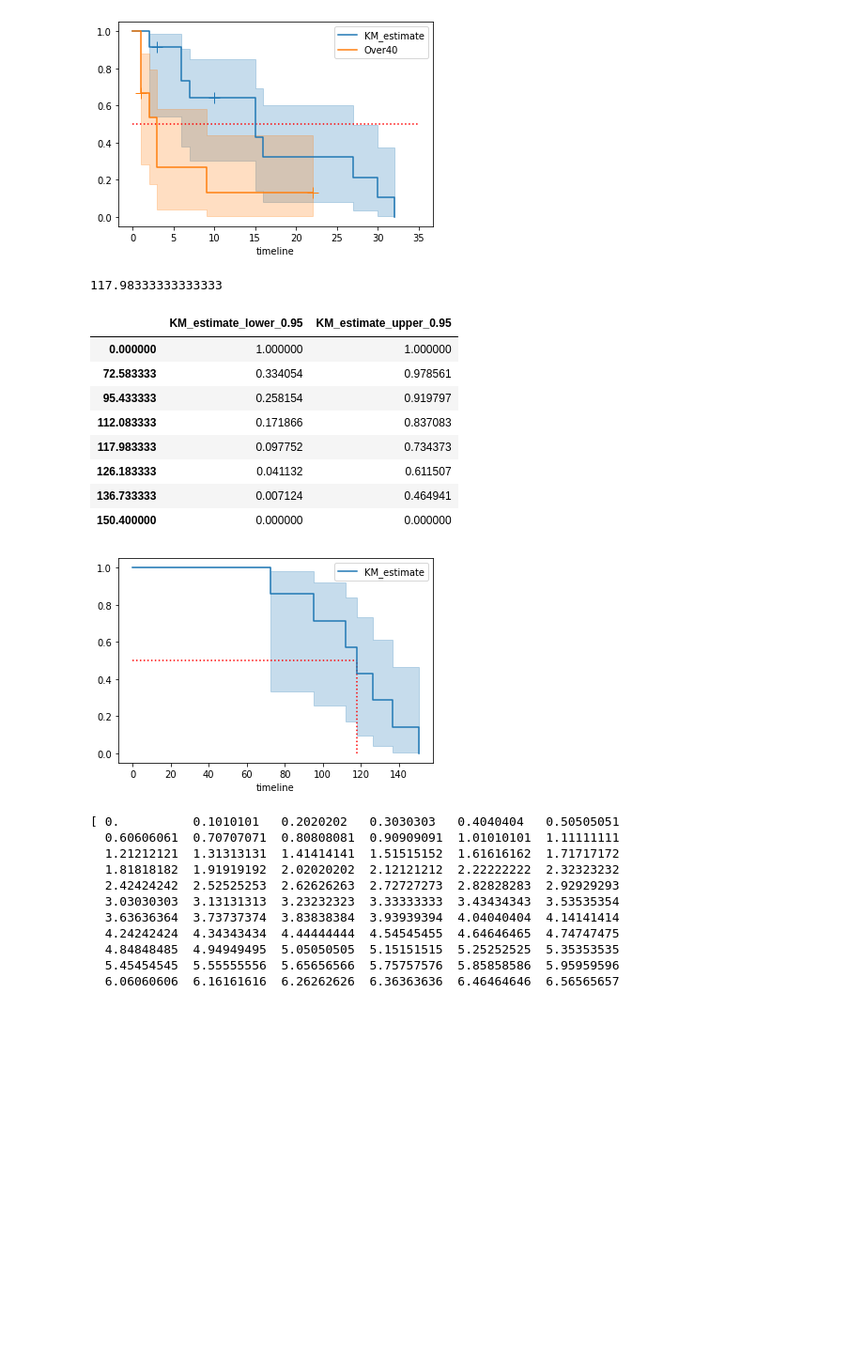
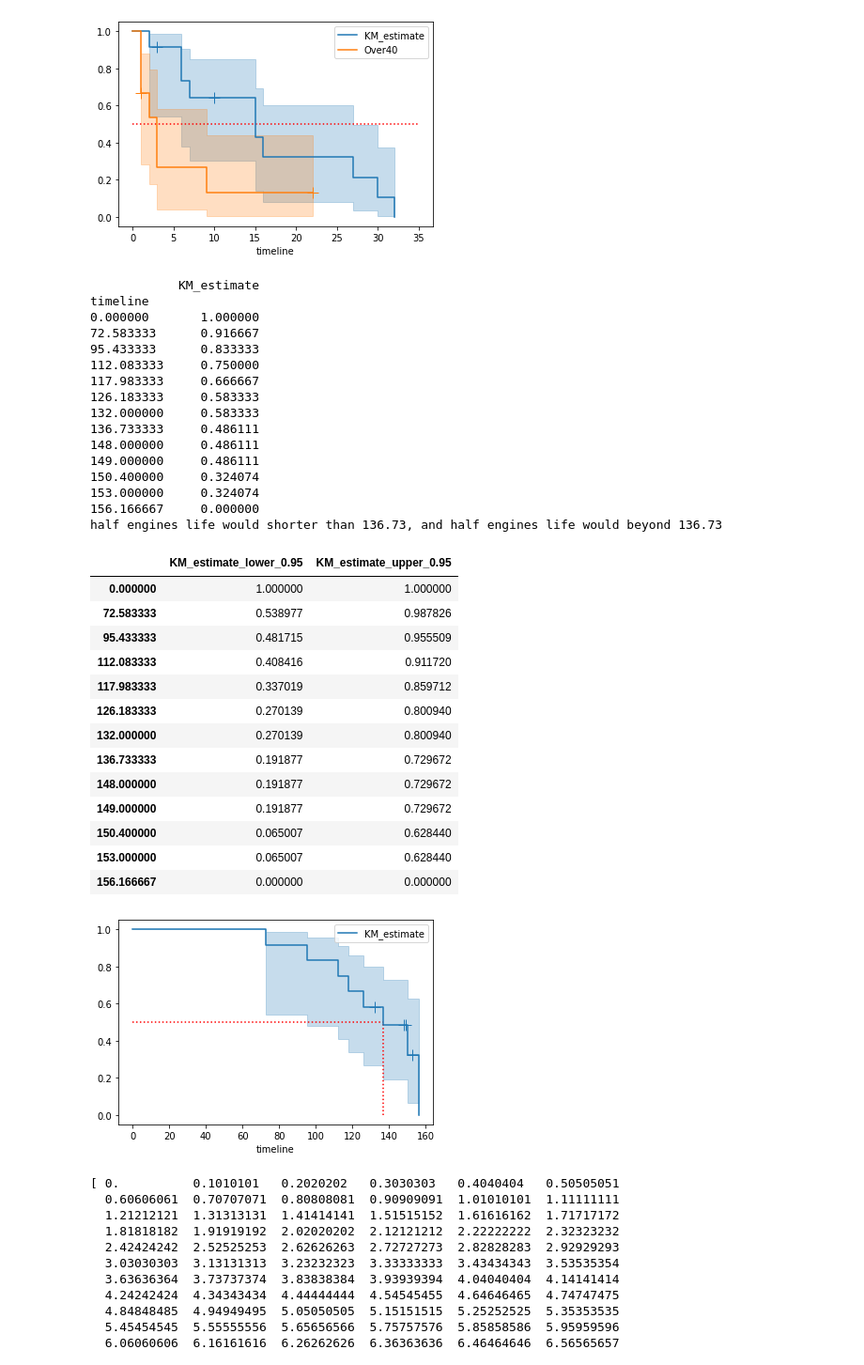
Before and after one commit to shunw/p_tools, a Jupyter notebook: stats_understanding/stats_survival.ipynb, the cells around one changed output. Shown: that part at 94% size. Cells and saved outputs as stored; diff of their text form; code cells hidden in the pictures; blank space fills up the shorter version.

Commit message:
update the new data

```diff
--- a/stats_understanding/stats_survival.ipynb
+++ b/stats_understanding/stats_survival.ipynb
@@ -75,7 +75,7 @@ degrees_of_freedom = 1
 import pandas as pd
 import matplotlib.pyplot as plt
 
-fl_name = 'pg_fl_results.xlsx'
+fl_name = 'results.xlsx'
 df = pd.read_excel(fl_name, sheet_name = 'data')
 # xl = pd.ExcelFile(fl_name)
 # print (xl.sheet_names)
@@ -84,49 +84,72 @@ unit_id = 'unit_id'
 unit = 'unit'
 power = 'power_change'
 test_data = 'data'
-status = 'status'
+dead = 'dead'
+try_out = 'try out?'
 # print (df.columns)
 motor_life_df = df.loc[df[test] == 'motor_life', ]
-motor_life_cols = [unit_id, unit, power, test_data, test]
+motor_life_cols = [unit_id, unit, power, test_data, test, try_out]
 motor_life_df = motor_life_df[motor_life_cols]
-motor_life_df[status] = 1
+motor_life_df[dead] = 1
+motor_life_df.loc[motor_life_df[try_out] == 'alive', dead] = 0
 motor_life_df
 
 from lifelines import KaplanMeierFitter
 
 kmf = KaplanMeierFitter()
-kmf.fit(motor_life_df[test_data], motor_life_df[status])
+kmf.fit(motor_life_df[test_data], motor_life_df[dead])
 # print (kmf.survival_function_)
 kmf_sur_summary = kmf.survival_function_.copy()
+print (kmf_sur_summary)
+kmf_sur_summary['n_event'] = [0, 1, 1, 1, 1, 1, 1, 1, 1, 0, 0, 0, 0]
 
-kmf_sur_summary['n_event'] = [0, 1, 1, 1, 1, 1, 1, 1]
 sum_test = kmf_sur_summary.loc[kmf_sur_summary['n_event'] != 0, ].copy()
 km_est = 'KM_estimate'
 eve = 'n_event'
 sum_test['std.err'] = sum_test[km_est]/(sum_test[eve] ** .5)
 
 # print ('median is {};\ninterval is{}'.format(kmf.median_survival_time_, kmf.confidence_interval_survival_function_))
 
 fig, axes = plt.subplots()
 axes = kmf.plot(ci_show = True, show_censors = True)
 # axes.axhline(y = .5, xmin = 0, xmax = kmf.median_survival_time_, color = 'r')
 plt.hlines(y = .5, xmin = 0, xmax = kmf.median_survival_time_, color = 'r', linestyles= 'dotted')
 plt.vlines(x = kmf.median_survival_time_, ymin = 0, ymax = .5, color = 'r', linestyles = 'dotted')
 
-print ('half engines life would shorter than {}, and half engines life would beyond {}'.format(kmf.median_survival_time_))
+print ('half engines life would shorter than {:.2f}, and half engines life would beyond {:.2f}'.format(kmf.median_survival_time_, kmf.median_survival_time_))
 kmf.confidence_interval_survival_function_
 # %% [output]
-117.98333333333333
+            KM_estimate
+timeline
+0.000000       1.000000
+72.583333      0.916667
+95.433333      0.833333
+112.083333     0.750000
+117.983333     0.666667
+126.183333     0.583333
+132.000000     0.583333
+136.733333     0.486111
+148.000000     0.486111
+149.000000     0.486111
+150.400000     0.324074
+153.000000     0.324074
+156.166667     0.000000
+half engines life would shorter than 136.73, and half engines life would beyond 136.73
 |  | KM_estimate_lower_0.95 | KM_estimate_upper_0.95 |
 | 0.000000 | 1.000000 | 1.000000 |
-| 72.583333 | 0.334054 | 0.978561 |
-| 95.433333 | 0.258154 | 0.919797 |
-| 112.083333 | 0.171866 | 0.837083 |
-| 117.983333 | 0.097752 | 0.734373 |
-| 126.183333 | 0.041132 | 0.611507 |
-| 136.733333 | 0.007124 | 0.464941 |
-| 150.400000 | 0.000000 | 0.000000 |
+| 72.583333 | 0.538977 | 0.987826 |
+| 95.433333 | 0.481715 | 0.955509 |
+| 112.083333 | 0.408416 | 0.911720 |
+| 117.983333 | 0.337019 | 0.859712 |
+| 126.183333 | 0.270139 | 0.800940 |
+| 132.000000 | 0.270139 | 0.800940 |
+| 136.733333 | 0.191877 | 0.729672 |
+| 148.000000 | 0.191877 | 0.729672 |
+| 149.000000 | 0.191877 | 0.729672 |
+| 150.400000 | 0.065007 | 0.628440 |
+| 153.000000 | 0.065007 | 0.628440 |
+| 156.166667 | 0.000000 | 0.000000 |
-[figure, old version]
+[figure, new version]
 # %%
 %matplotlib inline
 import numpy as np
```
Also changed, not shown: 1 other file.
